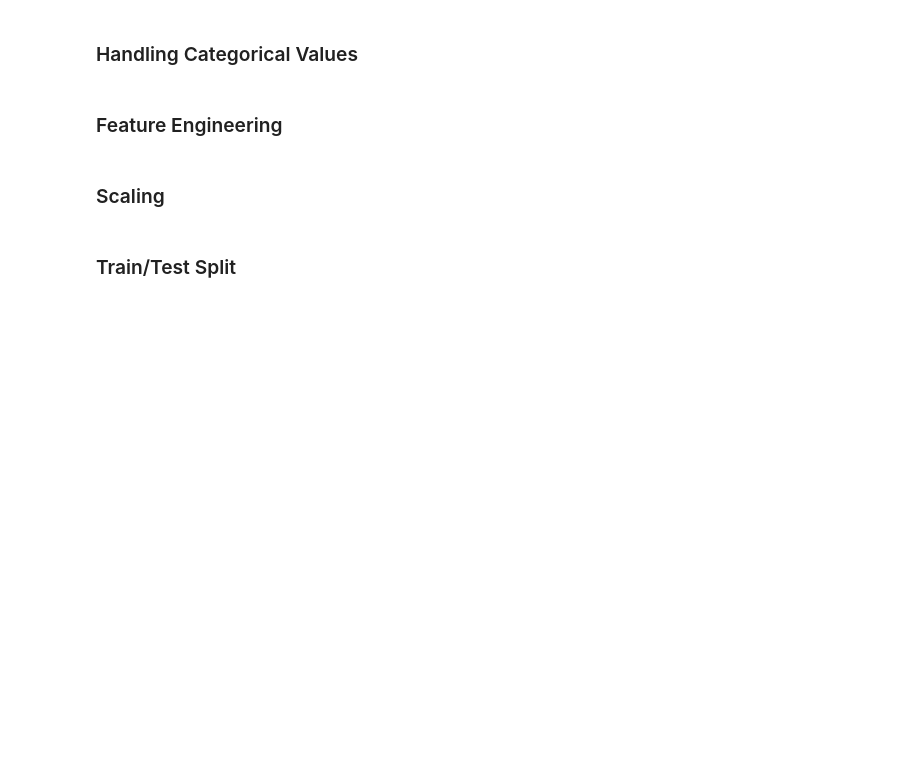
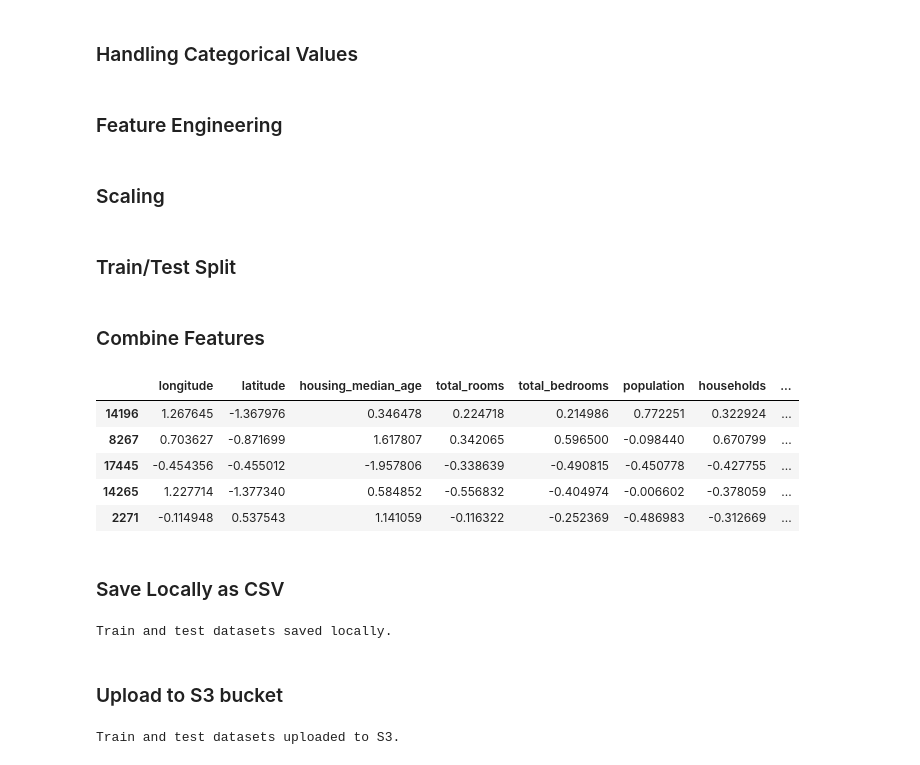
Before and after one commit to Deepking1996/ADS-508_Group_6_Final_Team_Project-, a Jupyter notebook: Data_Exploration.ipynb, the cells around one changed output. Saved outputs shown, nothing was run; the diff lists cells and outputs as text; code cells hidden in the pictures; blank space fills up the shorter version.

```diff
--- a/Data_Exploration.ipynb
+++ b/Data_Exploration.ipynb
@@ -250,3 +273,40 @@ from sklearn.model_selection import train_test_split
 x_train, x_test, y_train, y_test = train_test_split(
     x_scaled, y, test_size=0.2, random_state=42
 )
+# %% [markdown]
+### Combine Features
+# %%
+train_data = x_train.copy()
+train_data["median_house_value"] = y_train.values
+
+test_data = x_test.copy()
+test_data["median_house_value"] = y_test.values
+
+train_data.head()
+# %% [output]
+|  | longitude | latitude | housing_median_age | total_rooms | total_bedrooms | population | households | ... |
+| 14196 | 1.267645 | -1.367976 | 0.346478 | 0.224718 | 0.214986 | 0.772251 | 0.322924 | ... |
+| 8267 | 0.703627 | -0.871699 | 1.617807 | 0.342065 | 0.596500 | -0.098440 | 0.670799 | ... |
+| 17445 | -0.454356 | -0.455012 | -1.957806 | -0.338639 | -0.490815 | -0.450778 | -0.427755 | ... |
+| 14265 | 1.227714 | -1.377340 | 0.584852 | -0.556832 | -0.404974 | -0.006602 | -0.378059 | ... |
+| 2271 | -0.114948 | 0.537543 | 1.141059 | -0.116322 | -0.252369 | -0.486983 | -0.312669 | ... |
+# %% [markdown]
+### Save Locally as CSV
+# %%
+train_data.to_csv("train.csv", index=False)
+test_data.to_csv("test.csv", index=False)
+
+print("Train and test datasets saved locally.")
+# %% [output]
+Train and test datasets saved locally.
+# %% [markdown]
+### Upload to S3 bucket
+# %%
+bucket_name = "housewhiz-analytics-data"
+
+s3.upload_file("train.csv", bucket_name, "processed/train/train.csv")
+s3.upload_file("test.csv", bucket_name, "processed/test/test.csv")
+
+print("Train and test datasets uploaded to S3.")
+# %% [output]
+Train and test datasets uploaded to S3.
```
Also changed, not shown: parts of 4 cells of this notebook.
